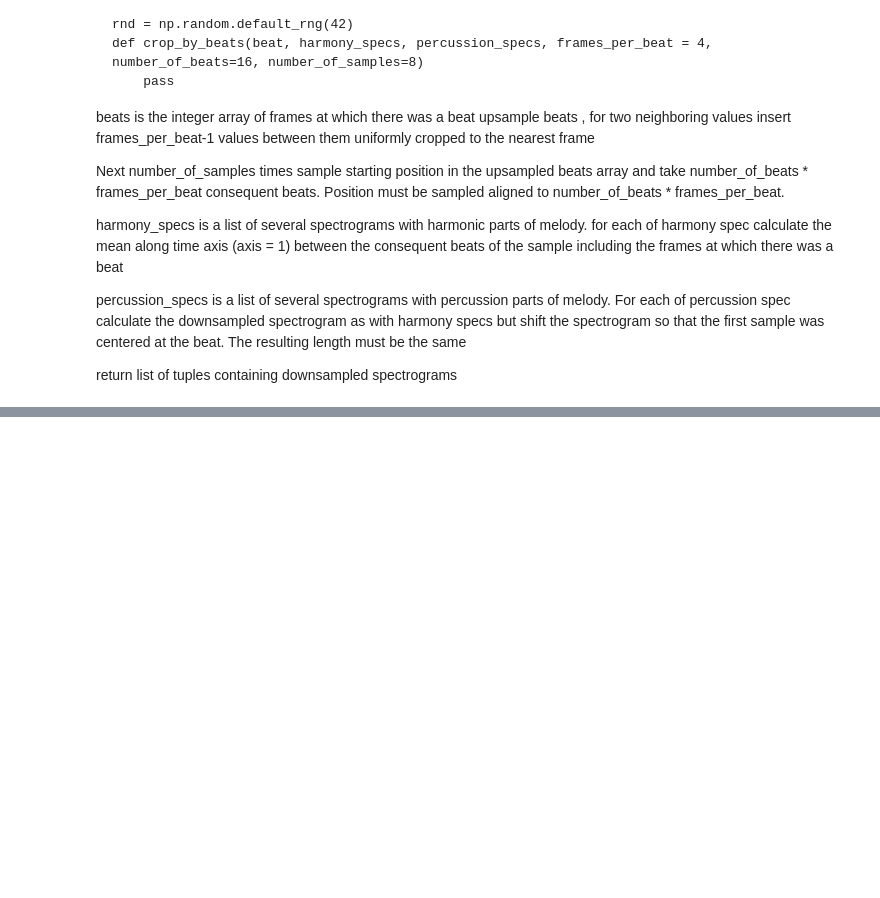
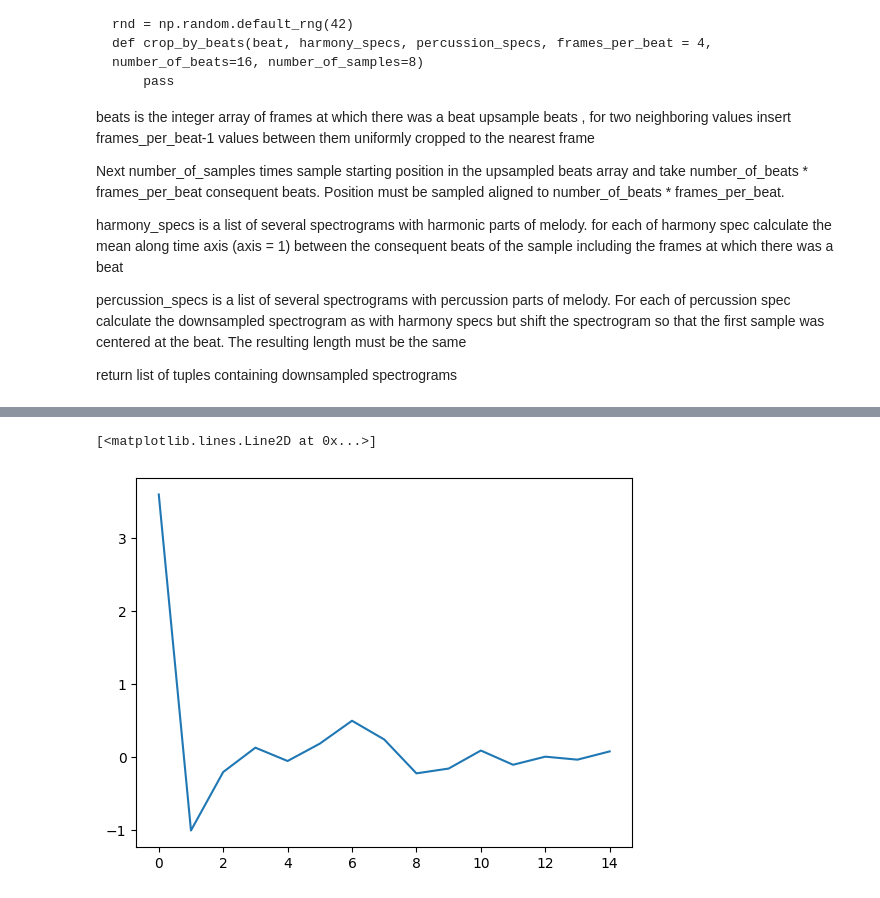
Before and after one commit to dmitrysluch/ariel-tds-music-genre, a Jupyter notebook: genre_detenction_ext.ipynb, the cells around one changed output, grey strips where cells are left out. Cells and saved outputs as stored; diff of their text form; code cells hidden in the pictures; blank space fills up the shorter version.

```diff
--- a/genre_detenction_ext.ipynb
+++ b/genre_detenction_ext.ipynb
@@ -931 +951,6 @@ for i, c in enumerate(centers):
+# %%
+plt.plot(E_train.features['percussive_beat_frames_svd'][10])
+# %% [output]
+[<matplotlib.lines.Line2D at 0x...>]
+[figure, added]
 # %%
```
Also changed, not shown: parts of 18 cells of this notebook.
